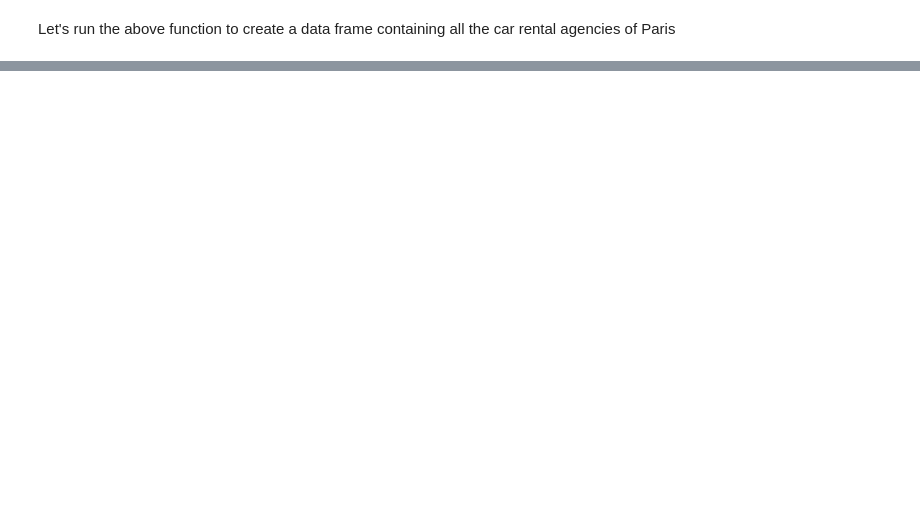
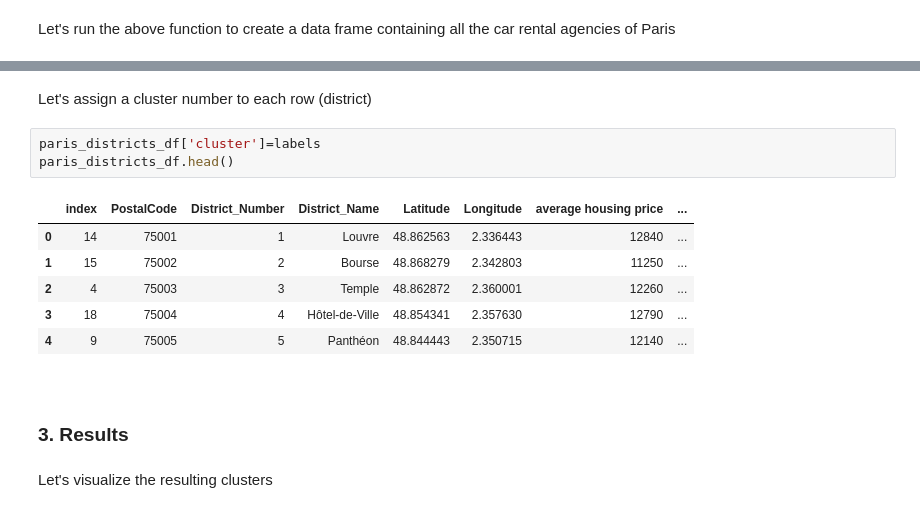
Before and after one commit to RedouanSabir/Coursera_Capstone, a Jupyter notebook: Capstone_Project_The_Battle_of_Neighborhoods_Week1.ipynb, the cells around one changed output, grey strips where cells are left out. Saved outputs shown, nothing was run; the diff lists cells and outputs as text; blank space fills up the shorter version.

```diff
--- a/Capstone_Project_The_Battle_of_Neighborhoods_Week1.ipynb
+++ b/Capstone_Project_The_Battle_of_Neighborhoods_Week1.ipynb
@@ -307,0 +326,18 @@ paris_car_rental_clustering=paris_car_rental
+# %% [markdown]
+Let's assign a cluster number to each row (district)
+# %%
+paris_districts_df['cluster']=labels
+paris_districts_df.head()
+# %% [output]
+|  | index | PostalCode | District_Number | District_Name | Latitude | Longitude | average housing price | ... |
+| 0 | 14 | 75001 | 1 | Louvre | 48.862563 | 2.336443 | 12840 | ... |
+| 1 | 15 | 75002 | 2 | Bourse | 48.868279 | 2.342803 | 11250 | ... |
+| 2 | 4 | 75003 | 3 | Temple | 48.862872 | 2.360001 | 12260 | ... |
+| 3 | 18 | 75004 | 4 | Hôtel-de-Ville | 48.854341 | 2.357630 | 12790 | ... |
+| 4 | 9 | 75005 | 5 | Panthéon | 48.844443 | 2.350715 | 12140 | ... |
+# %% [markdown]
+<a id='Results'></a>
+# %% [markdown]
+### 3. Results
+# %% [markdown]
+Let's visualize the resulting clusters
```
Also changed, not shown: parts of 57 cells of this notebook, 3 other files.
